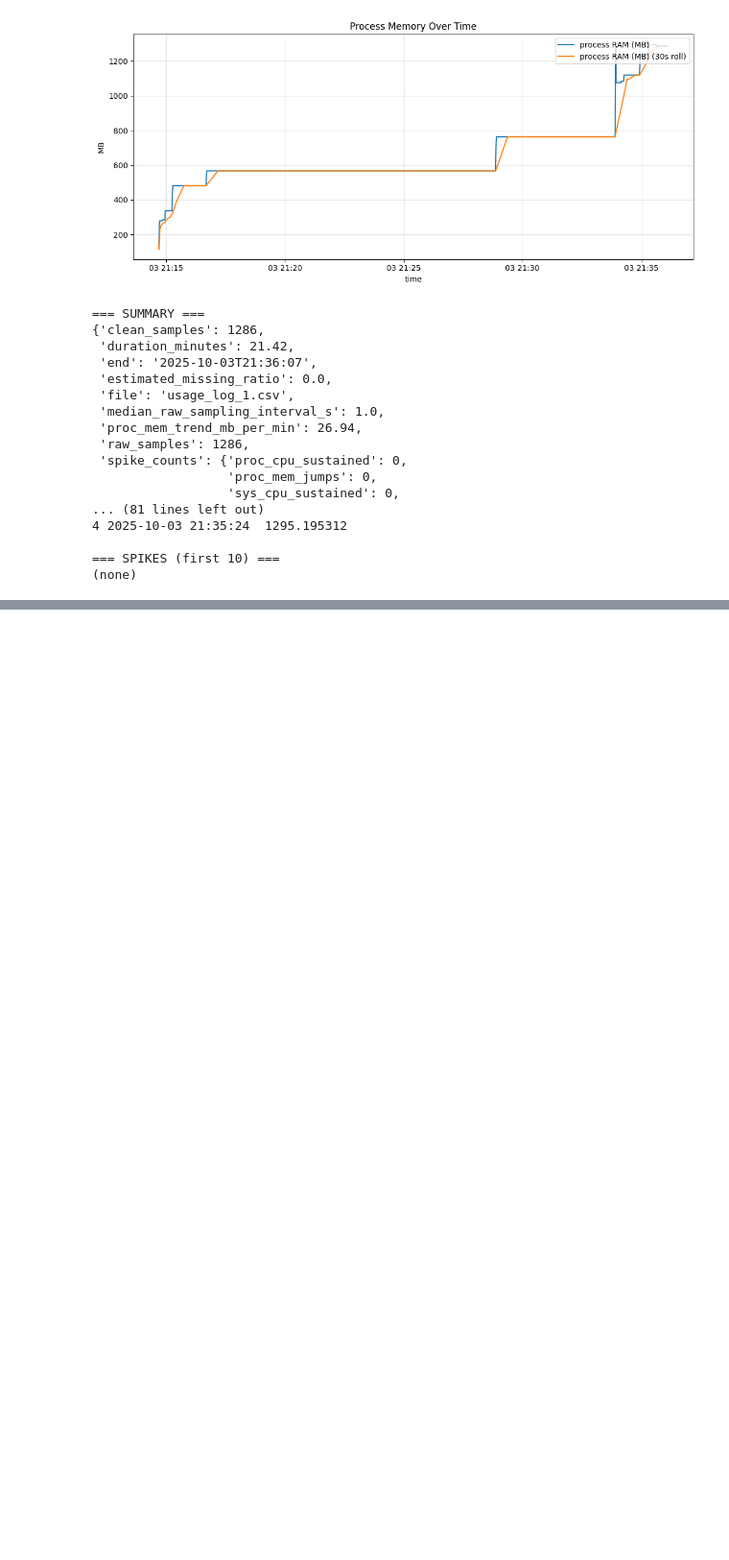
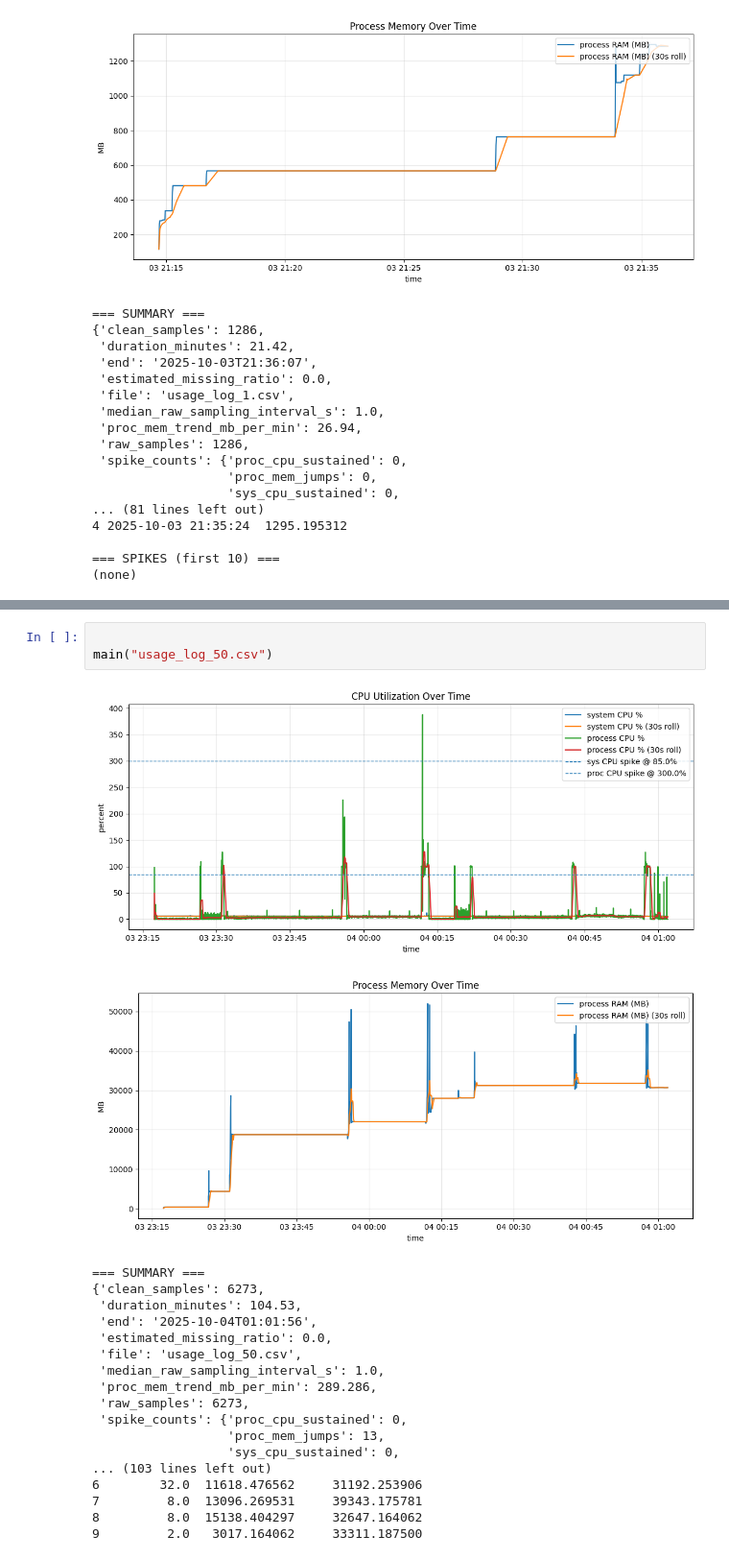
Before and after one commit to Red-Hat-AI-Innovation-Team/sdg_hub, a Jupyter notebook: examples/knowledge_tuning/enhanced_summary_knowledge_tuning/usage_analysis.ipynb, the cells around one changed output, grey strips where cells are left out. Shown at 96% size. Drawn from its saved outputs; the diff is of its cells as text; blank space fills up the shorter version.

```diff
--- a/examples/knowledge_tuning/enhanced_summary_knowledge_tuning/usage_analysis.ipynb
+++ b/examples/knowledge_tuning/enhanced_summary_knowledge_tuning/usage_analysis.ipynb
@@ -294,0 +339,23 @@ main("usage_log_1.csv")
+# %%
+
+main("usage_log_50.csv")
+# %% [output]
+[figure, added]
+[figure, added]
+=== SUMMARY ===
+{'clean_samples': 6273,
+ 'duration_minutes': 104.53,
+ 'end': '2025-10-04T01:01:56',
+ 'estimated_missing_ratio': 0.0,
+ 'file': 'usage_log_50.csv',
+ 'median_raw_sampling_interval_s': 1.0,
+ 'proc_mem_trend_mb_per_min': 289.286,
+ 'raw_samples': 6273,
+ 'spike_counts': {'proc_cpu_sustained': 0,
+                  'proc_mem_jumps': 13,
+                  'sys_cpu_sustained': 0,
+... (103 lines left out)
+6        32.0  11618.476562     31192.253906
+7         8.0  13096.269531     39343.175781
+8         8.0  15138.404297     32647.164062
+9         2.0   3017.164062     33311.187500
```
Also changed, not shown: parts of 3 cells of this notebook, 5 other files.
